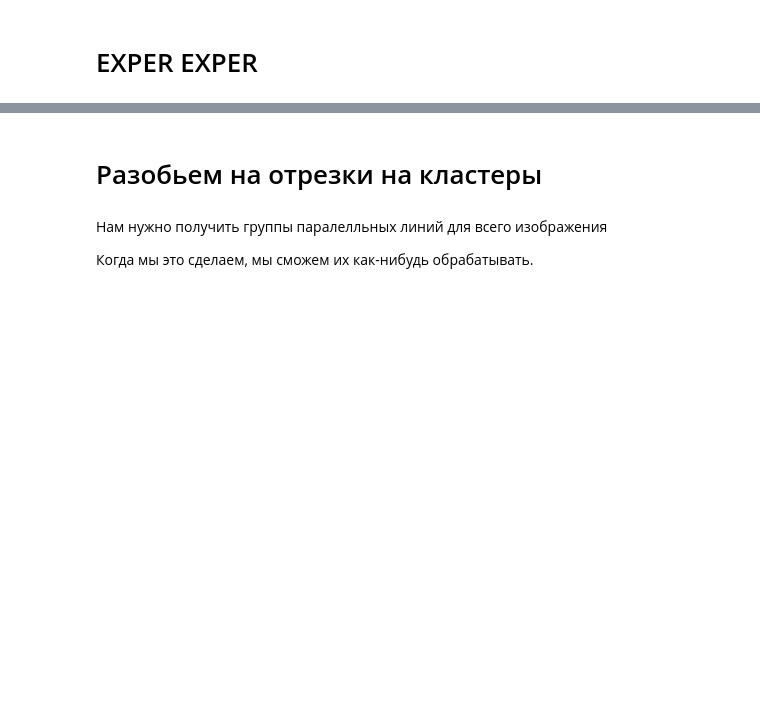
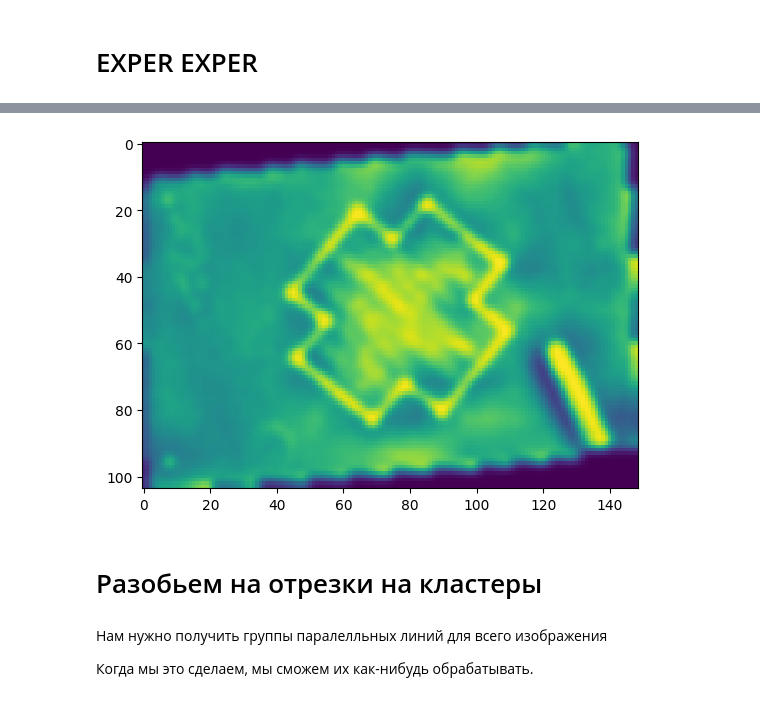
Before and after one commit to shlapique/cardistry, a Jupyter notebook: exper.ipynb, the cells around one changed output, grey strips where cells are left out. Cells and saved outputs as stored; diff of their text form; code cells hidden in the pictures; blank space fills up the shorter version.

```diff
--- a/exper.ipynb
+++ b/exper.ipynb
@@ -779,0 +705,81 @@ array([[[0, 0, 0],
+# %%
+roi = rois[14]
+see(roi)
+roi = auto_white_balance(roi)
+
+gray = cv2.cvtColor(roi, cv2.COLOR_BGR2GRAY)
+gray = cv2.GaussianBlur(gray, (5, 5), 0)
+
+clahe = cv2.createCLAHE(clipLimit=2.0, tileGridSize=(10, 10))
+enhanced = clahe.apply(gray)
+
+####
+mean, stddev = cv2.meanStdDev(enhanced)
+brightness = mean[0][0]
+contrast = stddev[0][0]
+
+if brightness < 100 and contrast < 50:
+    enhanced = cv2.convertScaleAbs(enhanced, alpha=1.5, beta=0)
+####
+
+# enhanced = cv2.convertScaleAbs(enhanced, alpha=1.5, beta=0)
+# see(enhanced)
+
+enhanced = cv2.GaussianBlur(enhanced, (5, 5), 0)
+
+see(enhanced)
+
+kernel = cv2.getStructuringElement(cv2.MORPH_ELLIPSE, (5, 5))
+morph = cv2.morphologyEx(enhanced, cv2.MORPH_CLOSE, kernel, iterations=2)
+
+# see(morph)
+
+enhanced = morph
+
+i_c = roi.copy()
+
+nn = cv2.Canny(enhanced, 50, 150)
+# see(nn)
+contours = get_contours_by_mask(nn)
+# show_contours(i_c, contours)
+cv2.drawContours(i_c, contours, -1, 255, thickness=1)
+# see(i_c)
+
+
+i_test = roi.copy()
+c_t = contours[1]
+show_contours(i_test, c_t)
+# see(i_test)
+
+M = cv2.moments(c_t)
+if M["m00"] == 0:
+    cx, cy = 0, 0  # безопасно
+else:
+    cx = int(M["m10"] / M["m00"])
+    cy = int(M["m01"] / M["m00"])
+
+points = c_t[:, 0, :]
+center = np.array([cx, cy])
+dists = np.linalg.norm(points - center, axis=1)
+
+i_viz = roi.copy()
+for (x, y), d in zip(points, dists):
+    cv2.circle(i_viz, (x, y), 1, (0, 255, 0), -1)
+
+cv2.circle(i_viz, (cx, cy), 4, (0, 0, 255), -1) # center
+# see(i_viz)
+# area = cv2.contourArea(c_t)
+# perim = cv2.arcLength(c_t, True)
+# compactness = (perim ** 2) / (4 * np.pi * area + 1e-6)
+# print(f"perim {perim}, comp {compactness}")
+# approx = cv2.approxPolyDP(c_t, 0.01 * perim, True)
+# num_vertices = len(approx)
+# print(num_vertices)
+
+# is_convex = cv2.isContourConvex(c_t)
+# print(is_convex)
+# hull = cv2.convexHull(c_t)
+# show_contours(i_test, hull)
+# cv2.drawContours(i_test, [hull], -1, (0, 255, 0), 2)
+# see(i_test)
+# %% [output]
@@ -780,3 +804,4 @@ array([[[0, 0, 0],
+[figure, added]
 # %%
 # find peaks
 min_dist_between_peaks = 5
```
Also changed, not shown: parts of 17 cells of this notebook.
